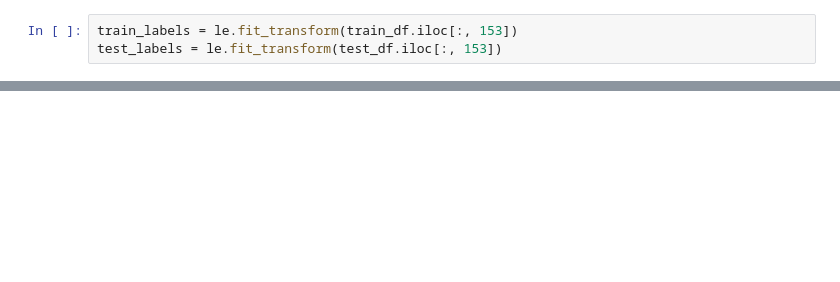
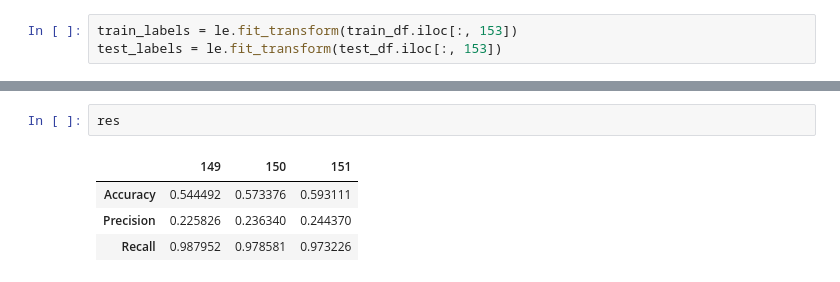
Before and after one commit to RobertoDebarba/sms-spam-analysis, a Jupyter notebook: classification.ipynb, the cells around one changed output, grey strips where cells are left out. Cells and saved outputs as stored; diff of their text form; blank space fills up the shorter version.

```diff
--- a/classification.ipynb
+++ b/classification.ipynb
@@ -89,0 +109,7 @@ Accuracy: 0.5444922856117689
+# %%
+res
+# %% [output]
+|  | 149 | 150 | 151 |
+| Accuracy | 0.544492 | 0.573376 | 0.593111 |
+| Precision | 0.225826 | 0.236340 | 0.244370 |
+| Recall | 0.987952 | 0.978581 | 0.973226 |
```
Also changed, not shown: parts of 10 cells of this notebook, 4 other files.
